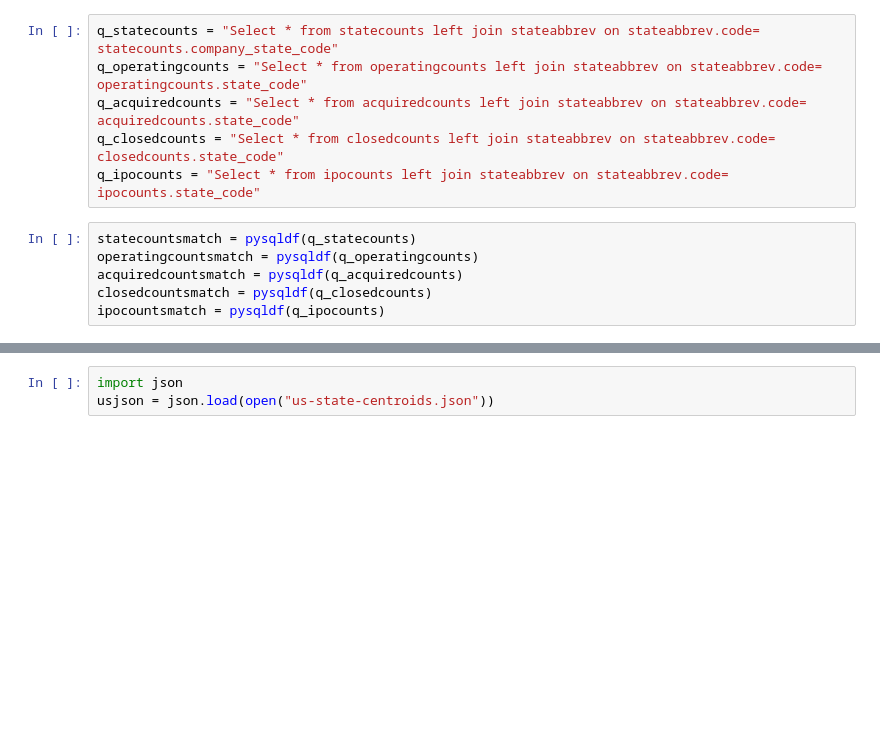
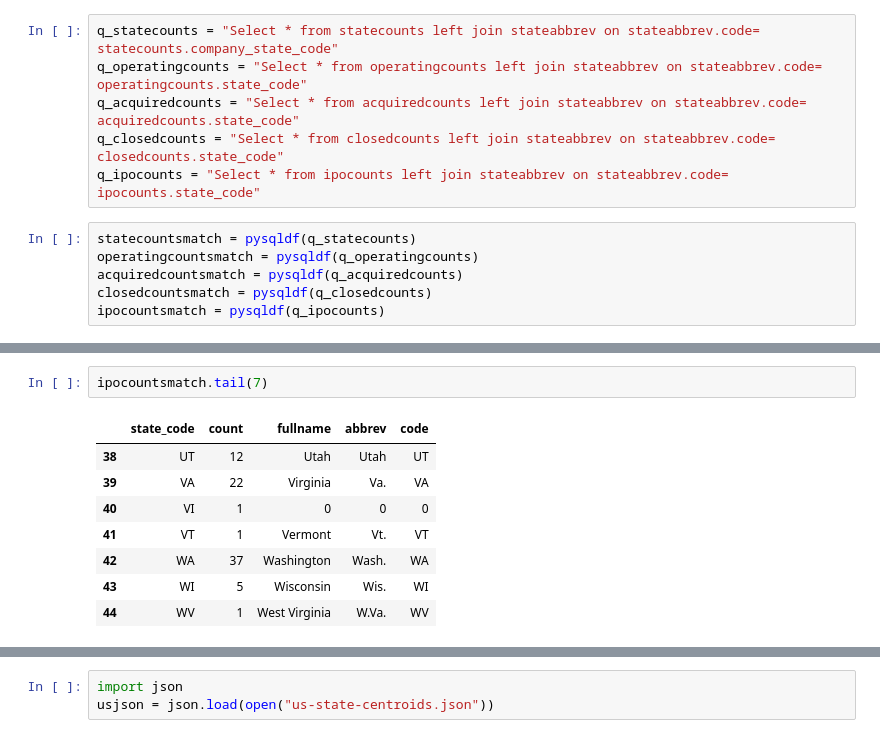
Before and after one commit to McnultyOne/octo-parakeet, a Jupyter notebook: mappingUSstates/MappingCities.ipynb, the cells around one changed output, grey strips where cells are left out. Saved outputs shown, nothing was run; the diff lists cells and outputs as text; blank space fills up the shorter version.

```diff
--- a/mappingUSstates/MappingCities.ipynb
+++ b/mappingUSstates/MappingCities.ipynb
@@ -161,3 +156,14 @@ matched.tail(7)
 | 50 | WI | 448 | Wisconsin | Wis. | WI |
 | 51 | WV | 27 | West Virginia | W.Va. | WV |
 | 52 | WY | 32 | Wyoming | Wyo. | WY |
+# %%
+ipocountsmatch.tail(7)
+# %% [output]
+|  | state_code | count | fullname | abbrev | code |
+| 38 | UT | 12 | Utah | Utah | UT |
+| 39 | VA | 22 | Virginia | Va. | VA |
+| 40 | VI | 1 | 0 | 0 | 0 |
+| 41 | VT | 1 | Vermont | Vt. | VT |
+| 42 | WA | 37 | Washington | Wash. | WA |
+| 43 | WI | 5 | Wisconsin | Wis. | WI |
+| 44 | WV | 1 | West Virginia | W.Va. | WV |
```
Also changed, not shown: parts of 38 cells of this notebook, 25 other files.
